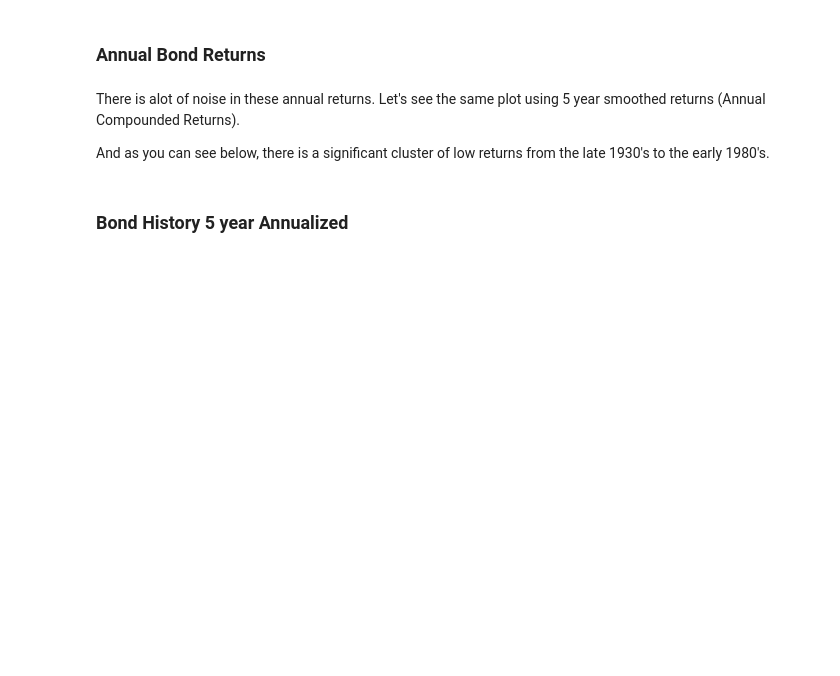
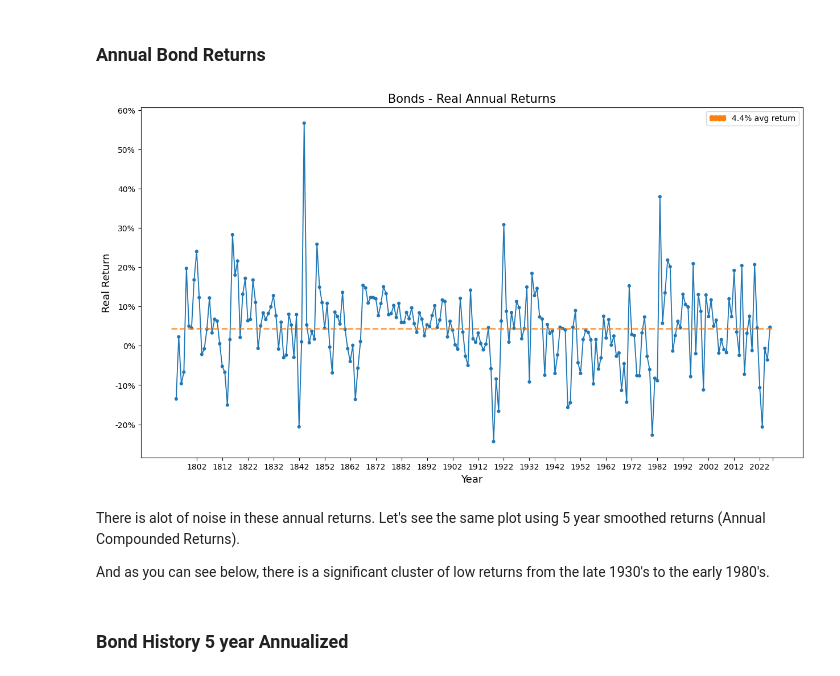
Before and after one commit to StarkArk/The_Long_View_Stocks_Bonds, a Jupyter notebook: stock_bond_return_analysis.ipynb, the cells around one changed output. Drawn from its saved outputs; the diff is of its cells as text; code cells hidden in the pictures; blank space fills up the shorter version.

```diff
--- a/stock_bond_return_analysis.ipynb
+++ b/stock_bond_return_analysis.ipynb
@@ -551,10 +573,10 @@ plt.show()
 cagr_roll_dict = {"period":[], "min_cagr":[]}
 
 # i is the period or number of years in the roll period
-for i in range(1,232):
+for i in range(1,234):
     n = i
     cagr = []
-    for x in range(i, 232):
+    for x in range(i, 234):
             f = stock_returns.real_stock_index[x+1-n]
             l = stock_returns.real_stock_index[x+1]
             # cagr with term i in years
@@ -631,7 +653,7 @@ plt.show()
 list_bonds_ = []
 list_stocks_ = []
 year = []
-for i in range(234):
+for i in range(235):
     list_bonds_.append('bond')
     list_stocks_.append('stock')
     year.append(i+1792)
@@ -920,7 +993,7 @@ for i in range(1,101):
     cagr = []
     min_year = 0
     max_year = 0
-    for x in range(i, 232):
+    for x in range(i, 234):
             f = stock_returns.real_stock_index[x+1-n]
             l = stock_returns.real_stock_index[x+1]
             # cagr with roll term = n years
@@ -1013,7 +1113,7 @@ for i in range(1,101):
     cagr = []
     min_year = 0
     max_year = 0
-    for x in range(i, 232):
+    for x in range(i, 234):
             f = bond_returns.real_bond_index[x+1-n]
             l = bond_returns.real_bond_index[x+1]
             # cagr with roll term = n years
@@ -1123,27 +1251,29 @@ avg_b_return
 # %%
 # Plot annual bond return
 plt.figure(figsize=(15,8))
 
 # Plot annual returns
 ax=sns.pointplot(data=stock_bond_data, x='year', y='real_bond_return', scale=.5)
 ax.set_xticks([10,20,30,40,50,60,70,80,90,100,110,120,130,140,150,160,170,180,190,200,210,220,230,235])
 y_value=['{:,.0f}'.format(100*x) + '%' for x in ax.get_yticks()]
 ax.set_yticklabels(y_value)
 ax.set_title("Bonds - Real Annual Returns", fontsize=15)
 ax.set_xlabel("Year", fontsize=13)
 ax.set_ylabel("Real Return", fontsize=13)
 
 # Plot the avg return
-plt.plot([0, 233], [avg_b_return, avg_b_return], linestyle='--', linewidth=2, alpha=.75,
+plt.plot([0, 235], [avg_b_return, avg_b_return], linestyle='--', linewidth=2, alpha=.75,
         color="tab:orange")
 
 orange_patch = mpatches.Patch(color='tab:orange', linestyle='dashed',
                            label=f'{round(100 * avg_b_return,1)}% avg return')
 ax.legend(handles=[orange_patch])
 
 plt.savefig("Images/bonds_annual_real_return")
 
 plt.show()
+# %% [output]
+[figure, added]
 # %% [markdown]
 There is alot of noise in these annual returns. Let's see the same plot using 5 year smoothed returns (Annual Compounded Returns).
 
```
Also changed, not shown: parts of 36 cells of this notebook, 13 other files.
